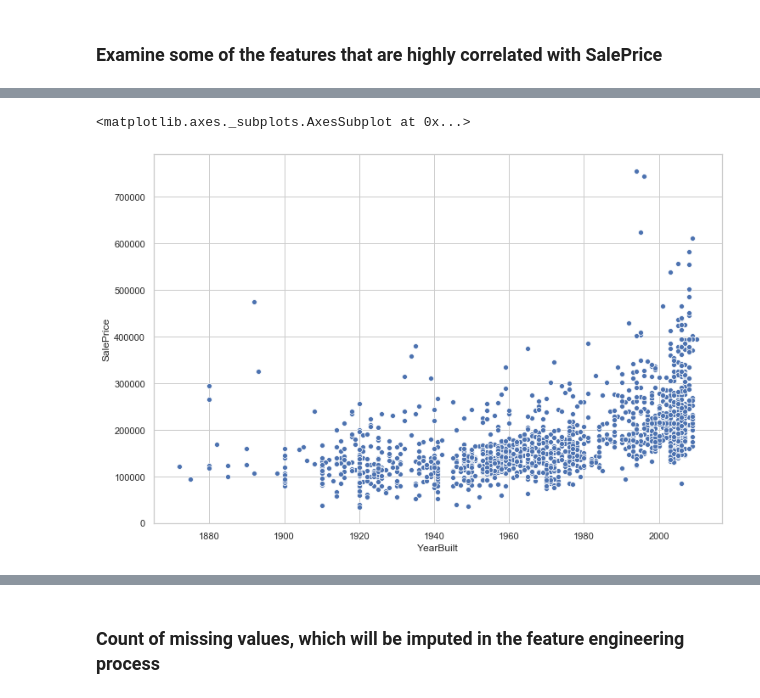
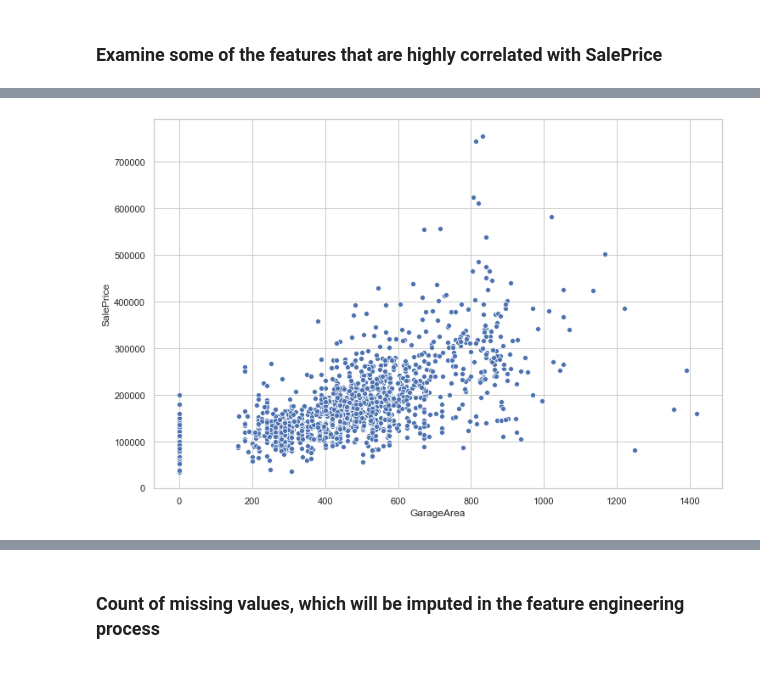
Before and after one commit to ryanhpark/HousingPricePrediction_ML, a Jupyter notebook: Ryan/EDA.ipynb, the cells around one changed output, grey strips where cells are left out. Drawn from its saved outputs; the diff is of its cells as text; code cells hidden in the pictures.

```diff
--- a/Ryan/EDA.ipynb
+++ b/Ryan/EDA.ipynb
@@ -79,7 +175,6 @@ sns.barplot(data = train, x = "OverallQual", y = "SalePrice")
 [figure]
 # %%
-sns.scatterplot(data = train, x = "YearBuilt", y = "SalePrice")
+sns.scatterplot(data = train, x = "GarageArea", y = "SalePrice");
 # %% [output]
-<matplotlib.axes._subplots.AxesSubplot at 0x...>
-[figure, old version]
+[figure, new version]
 # %%
```
Also changed, not shown: parts of 18 cells of this notebook.
